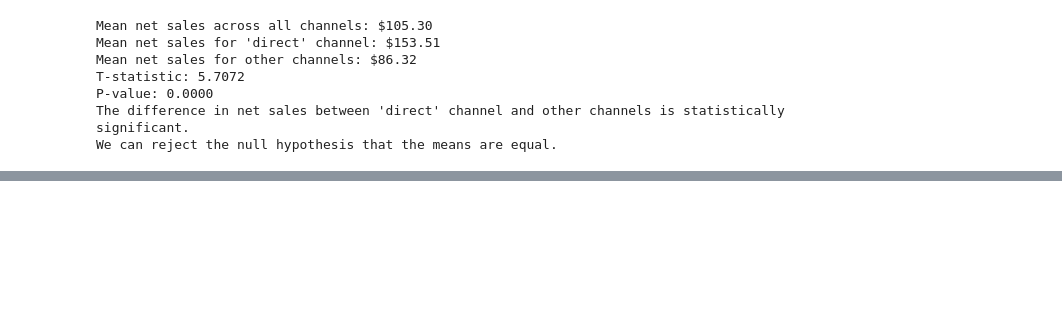
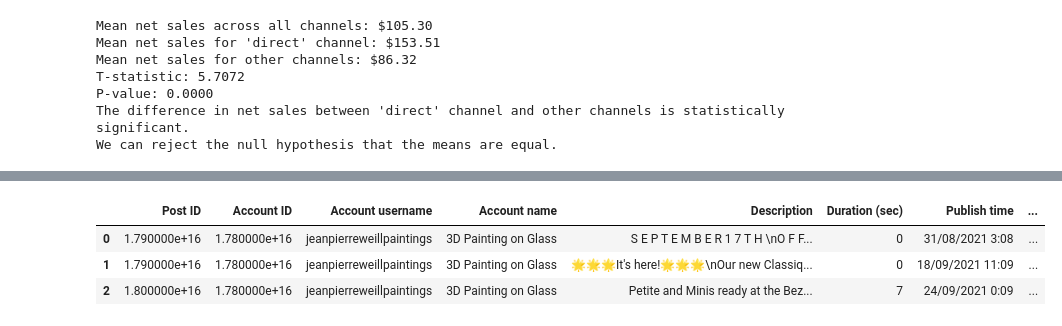
Before and after one commit to VladGrinDA/di-hackathon-2-da, a Jupyter notebook: sales_analysis.ipynb, the cells around one changed output, grey strips where cells are left out. Saved outputs shown, nothing was run; the diff lists cells and outputs as text; code cells hidden in the pictures; blank space fills up the shorter version.

```diff
--- a/sales_analysis.ipynb
+++ b/sales_analysis.ipynb
@@ -1209,0 +1234,9 @@ We can reject the null hypothesis that the means are equal.
+# %%
+dfi = pd.read_csv('datasets/instagram_posts.csv')
+dfi['channel_type'] = 'instagram'
+dfi.head(3)
+# %% [output]
+|  | Post ID | Account ID | Account username | Account name | Description | Duration (sec) | Publish time | ... |
+| 0 | 1.790000e+16 | 1.780000e+16 | jeanpierreweillpaintings | 3D Painting on Glass | S E P T E M B E R 1 7 T H \nO F F... | 0 | 31/08/2021 3:08 | ... |
+| 1 | 1.790000e+16 | 1.780000e+16 | jeanpierreweillpaintings | 3D Painting on Glass | 🌟🌟🌟It's here!🌟🌟🌟\nOur new Classiq... | 0 | 18/09/2021 11:09 | ... |
+| 2 | 1.800000e+16 | 1.780000e+16 | jeanpierreweillpaintings | 3D Painting on Glass | Petite and Minis ready at the Bez... | 7 | 24/09/2021 0:09 | ... |
```
Also changed, not shown: parts of 15 cells of this notebook, 5 other files.
